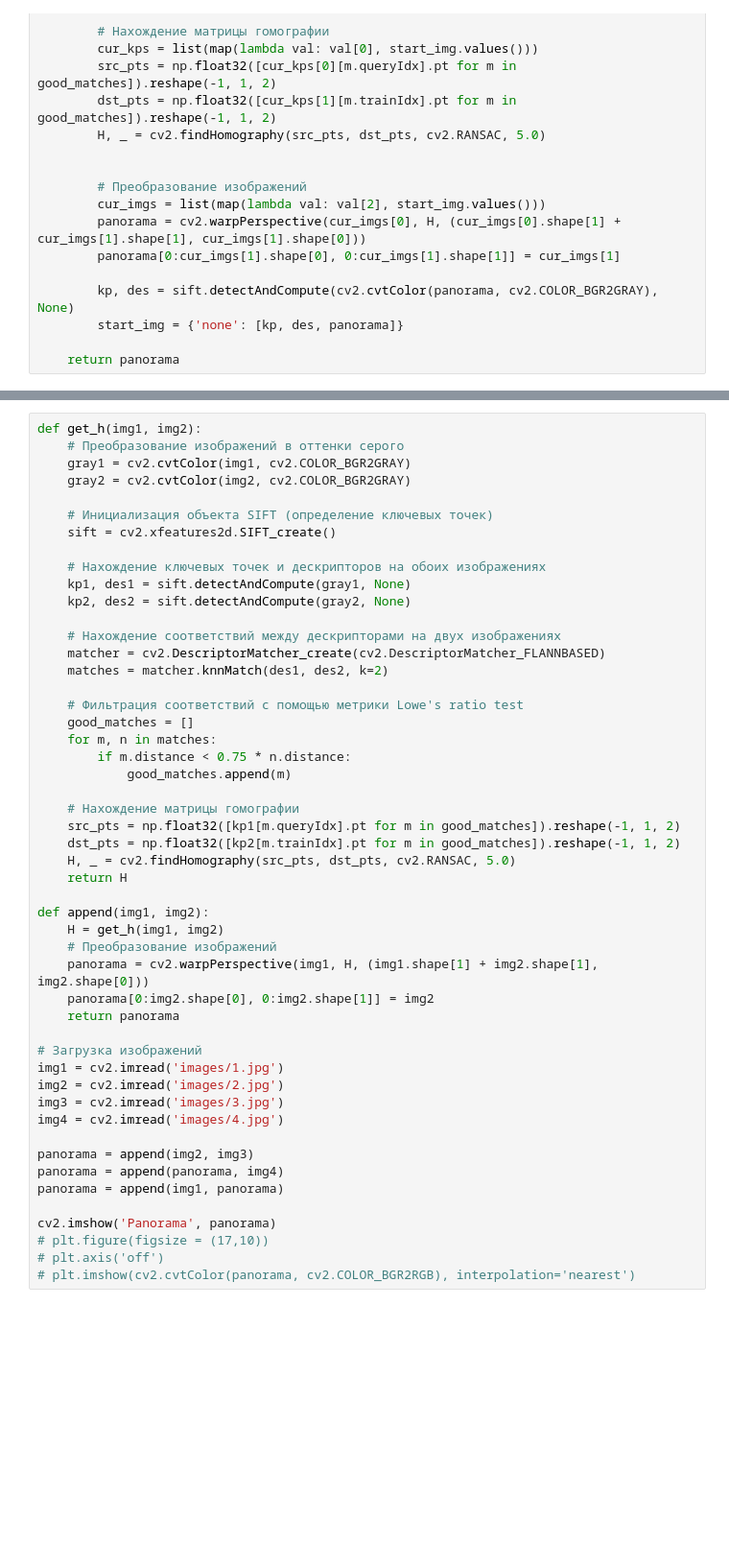
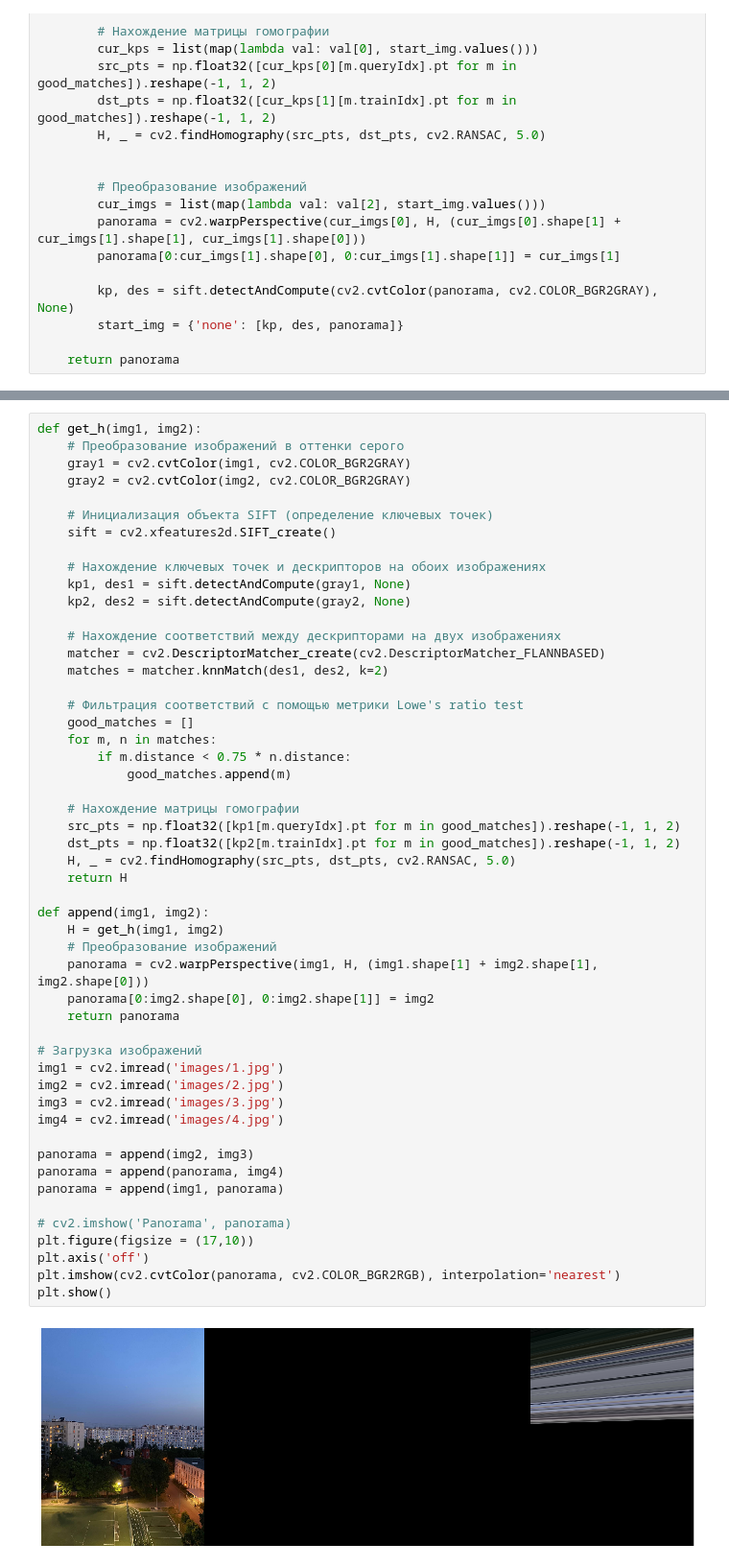
Before and after one commit to natalia-sd/AI-andstuff, a Jupyter notebook: semester 2 (feb - jun 2023)/lab_6/lab_6_homography.ipynb, the cells around one changed output, grey strips where cells are left out. Shown at 96% size. Cells and saved outputs as stored; diff of their text form; blank space fills up the shorter version.

```diff
--- a/semester 2 (feb - jun 2023)/lab_6/lab_6_homography.ipynb
+++ b/semester 2 (feb - jun 2023)/lab_6/lab_6_homography.ipynb
@@ -256,34 +162,37 @@ def get_h(img1, img2):
 
     # Фильтрация соответствий с помощью метрики Lowe's ratio test
     good_matches = []
     for m, n in matches:
         if m.distance < 0.75 * n.distance:
             good_matches.append(m)
 
     # Нахождение матрицы гомографии
     src_pts = np.float32([kp1[m.queryIdx].pt for m in good_matches]).reshape(-1, 1, 2)
     dst_pts = np.float32([kp2[m.trainIdx].pt for m in good_matches]).reshape(-1, 1, 2)
     H, _ = cv2.findHomography(src_pts, dst_pts, cv2.RANSAC, 5.0)
     return H
 
 def append(img1, img2):
     H = get_h(img1, img2)
     # Преобразование изображений
     panorama = cv2.warpPerspective(img1, H, (img1.shape[1] + img2.shape[1], img2.shape[0]))
     panorama[0:img2.shape[0], 0:img2.shape[1]] = img2
     return panorama
 
 # Загрузка изображений
 img1 = cv2.imread('images/1.jpg')
 img2 = cv2.imread('images/2.jpg')
 img3 = cv2.imread('images/3.jpg')
 img4 = cv2.imread('images/4.jpg')
 
 panorama = append(img2, img3)
 panorama = append(panorama, img4)
 panorama = append(img1, panorama)
 
-cv2.imshow('Panorama', panorama)
-# plt.figure(figsize = (17,10))
-# plt.axis('off')
-# plt.imshow(cv2.cvtColor(panorama, cv2.COLOR_BGR2RGB), interpolation='nearest')
+# cv2.imshow('Panorama', panorama)
+plt.figure(figsize = (17,10))
+plt.axis('off')
+plt.imshow(cv2.cvtColor(panorama, cv2.COLOR_BGR2RGB), interpolation='nearest')
+plt.show()
+# %% [output]
+[figure, added]
```
Also changed, not shown: parts of 29 cells of this notebook, 3 other files.
